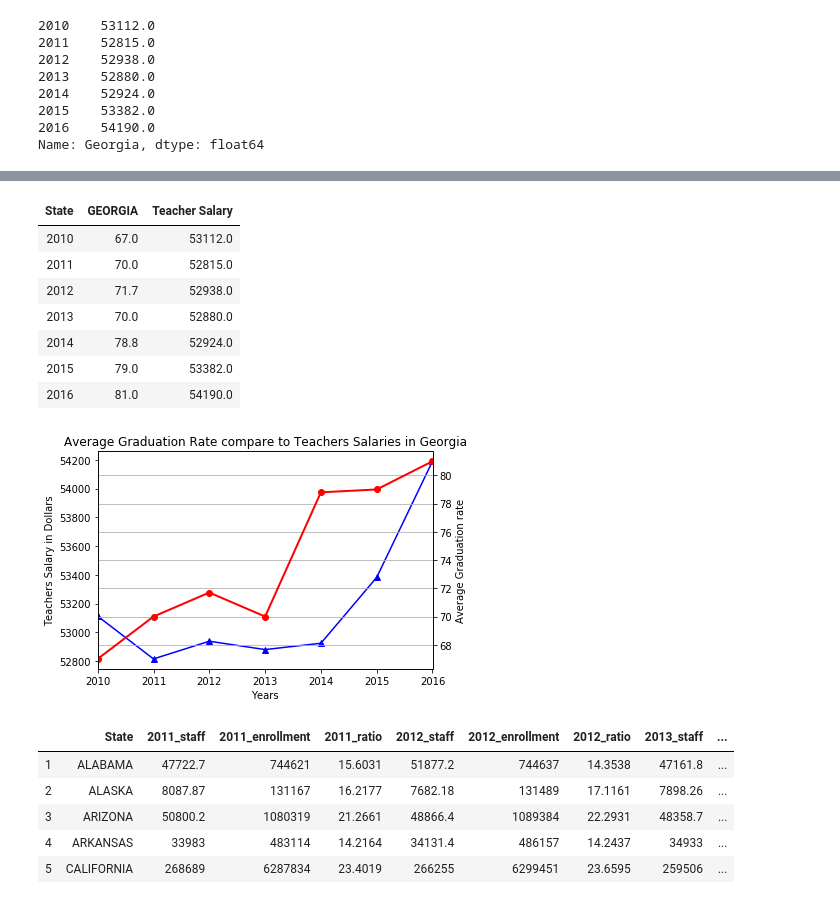
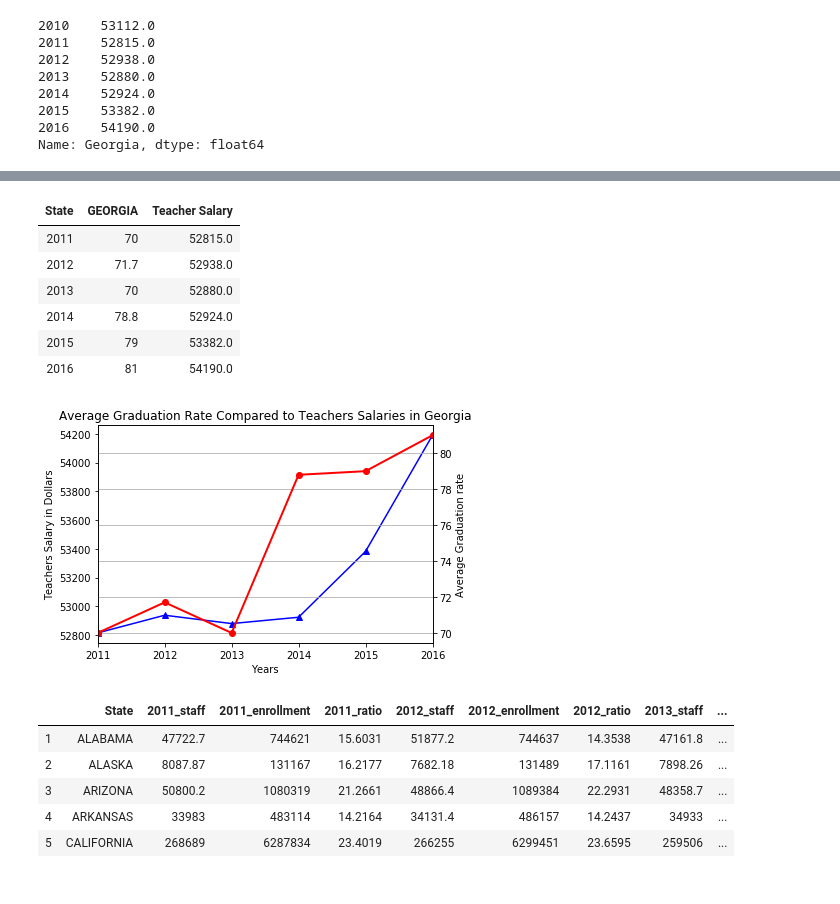
Before and after one commit to ScriptMigo/Project-1, a Jupyter notebook: teacher.ipynb, the cells around one changed output, grey strips where cells are left out. Drawn from its saved outputs; the diff is of its cells as text; code cells hidden in the pictures.

```diff
--- a/teacher.ipynb
+++ b/teacher.ipynb
@@ -1419,0 +1375,3 @@ ga_grad_sorted_df_1
+# %%
+ga_grad_df_2 = ga_grad_sorted_df_1.drop(['Average'])
+ga_grad_df_2
@@ -1420,29 +1386,28 @@ ga_grad_sorted_df_1
 # %%
-ga_grad_sorted_df_1['Teacher Salary'] = teacher_salaries_ga_df_2['Georgia']
-ga_grad_sorted_df_1
+ga_grad_df_2['Teacher Salary'] = teacher_salaries_ga_df_2['Georgia']
+ga_grad_df_2
 # %% [output]
 | State | GEORGIA | Teacher Salary |
-| 2010 | 67.0 | 53112.0 |
-| 2011 | 70.0 | 52815.0 |
+| 2011 | 70 | 52815.0 |
 | 2012 | 71.7 | 52938.0 |
-| 2013 | 70.0 | 52880.0 |
+| 2013 | 70 | 52880.0 |
 | 2014 | 78.8 | 52924.0 |
-| 2015 | 79.0 | 53382.0 |
-| 2016 | 81.0 | 54190.0 |
+| 2015 | 79 | 53382.0 |
+| 2016 | 81 | 54190.0 |
 # %%
 fig = plt.figure()
-ax = ga_grad_sorted_df_1['Teacher Salary'].plot(kind='line', marker='^', linestyle='-', color='b', label='Teacher Salary')
+ax = ga_grad_df_2['Teacher Salary'].plot(kind='line', marker='^', linestyle='-', color='b', label='Teacher Salary')
 plt.ylabel('Teachers Salary in Dollars')
 plt.xlabel('Years')
 ax2 = ax.twinx()
-ax2.plot(ga_grad_sorted_df_1['GEORGIA'].values, linestyle='-', marker='o', linewidth=2.0, color='red')
+ax2.plot(ga_grad_df_2['GEORGIA'].values, linestyle='-', marker='o', linewidth=2.0, color='red')
 plt.ylabel('Average Graduation rate')
-plt.title('Average Graduation Rate compare to Teachers Salaries in Georgia')
+plt.title('Average Graduation Rate Compared to Teachers Salaries in Georgia')
 plt.grid()
-plt.savefig('Average Graduation Rate compare to Teachers Salaries in Georgia')
+plt.savefig('Average Graduation Rate Compared to Teachers Salaries in Georgia')
 plt.show()
 # %% [output]
-[figure, old version]
+[figure, new version]
 # %%
 ratio_cleaned_df.head()
 # %% [output]
```
Also changed, not shown: parts of 41 cells of this notebook, 10 other files.
